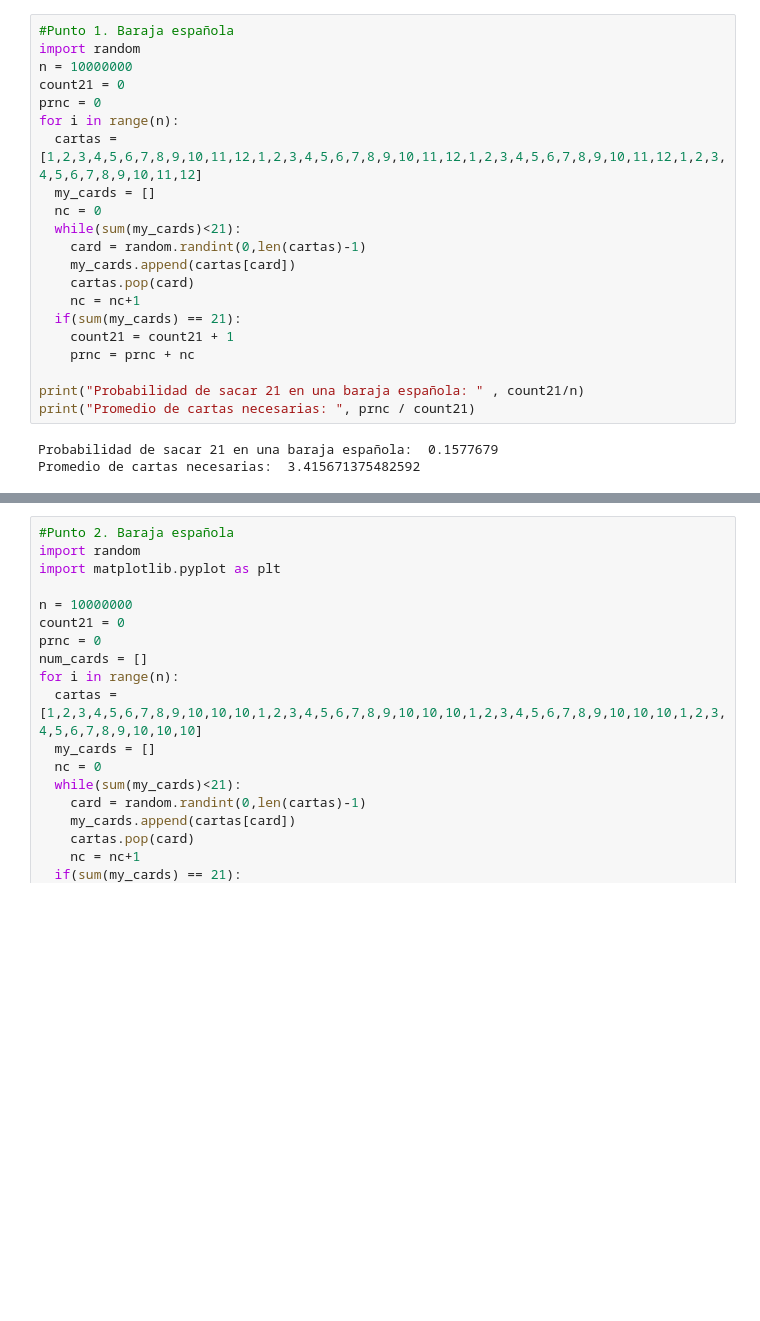
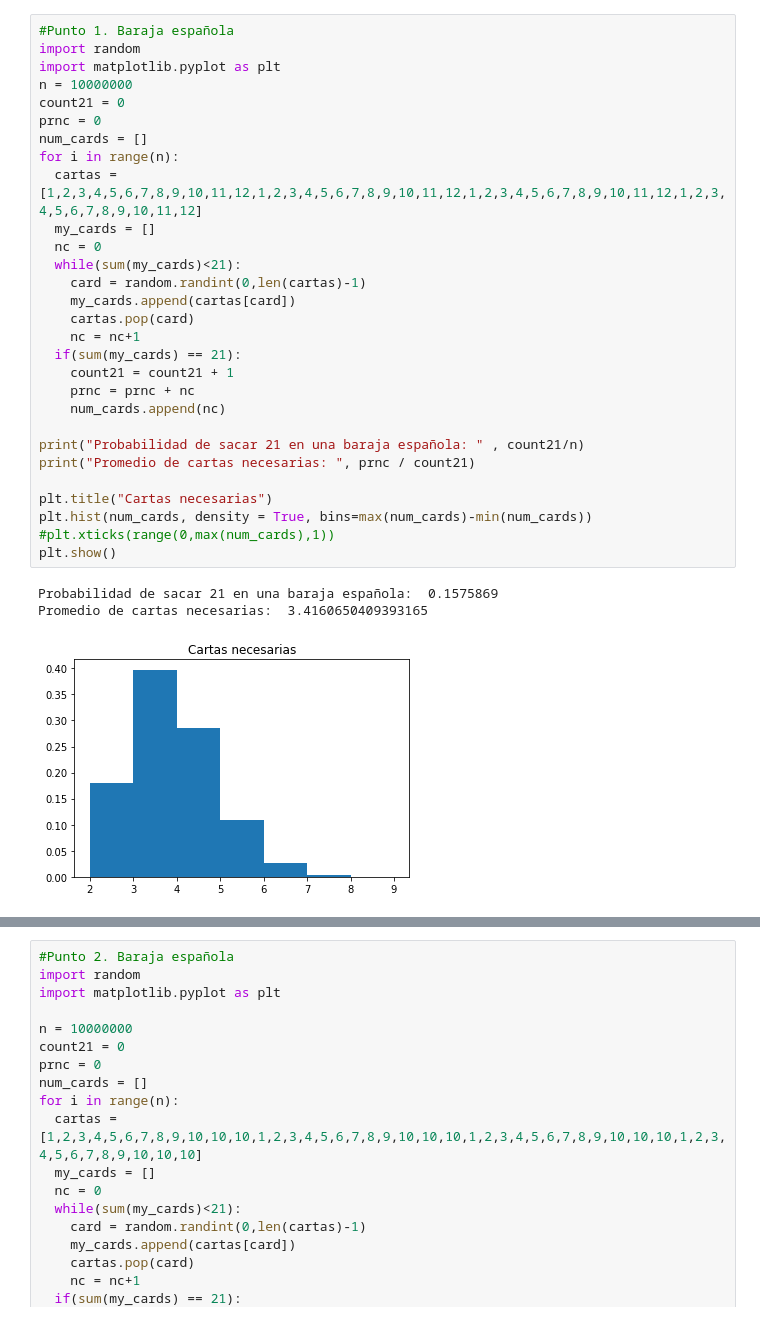
Before and after one commit to jucarmonam/AlgorithmsUN2020II, a Jupyter notebook: Laboratorio4/21BlackjackGrClass2StGrooup24.ipynb, the cells around one changed output, grey strips where cells are left out. Drawn from its saved outputs; the diff is of its cells as text; blank space fills up the shorter version.

```diff
--- a/Laboratorio4/21BlackjackGrClass2StGrooup24.ipynb
+++ b/Laboratorio4/21BlackjackGrClass2StGrooup24.ipynb
@@ -1,27 +1,36 @@
 # %%
 #Punto 1. Baraja española
 import random
+import matplotlib.pyplot as plt
 n = 10000000
 count21 = 0
 prnc = 0
+num_cards = []
 for i in range(n):
   cartas = [1,2,3,4,5,6,7,8,9,10,11,12,1,2,3,4,5,6,7,8,9,10,11,12,1,2,3,4,5,6,7,8,9,10,11,12,1,2,3,4,5,6,7,8,9,10,11,12]
   my_cards = []
   nc = 0
   while(sum(my_cards)<21):
     card = random.randint(0,len(cartas)-1)
     my_cards.append(cartas[card])
     cartas.pop(card)
     nc = nc+1
   if(sum(my_cards) == 21):
     count21 = count21 + 1
     prnc = prnc + nc
+    num_cards.append(nc)
 
 print("Probabilidad de sacar 21 en una baraja española: " , count21/n)
 print("Promedio de cartas necesarias: ", prnc / count21)
+
+plt.title("Cartas necesarias")
+plt.hist(num_cards, density = True, bins=max(num_cards)-min(num_cards))
+#plt.xticks(range(0,max(num_cards),1))
+plt.show()
 # %% [output]
-Probabilidad de sacar 21 en una baraja española:  0.1577679
-Promedio de cartas necesarias:  3.415671375482592
+Probabilidad de sacar 21 en una baraja española:  0.1575869
+Promedio de cartas necesarias:  3.4160650409393165
+[figure, added]
 # %%
 #Punto 1. Baraja de naipes
 import random
```
Also changed, not shown: parts of 1 cell of this notebook.
